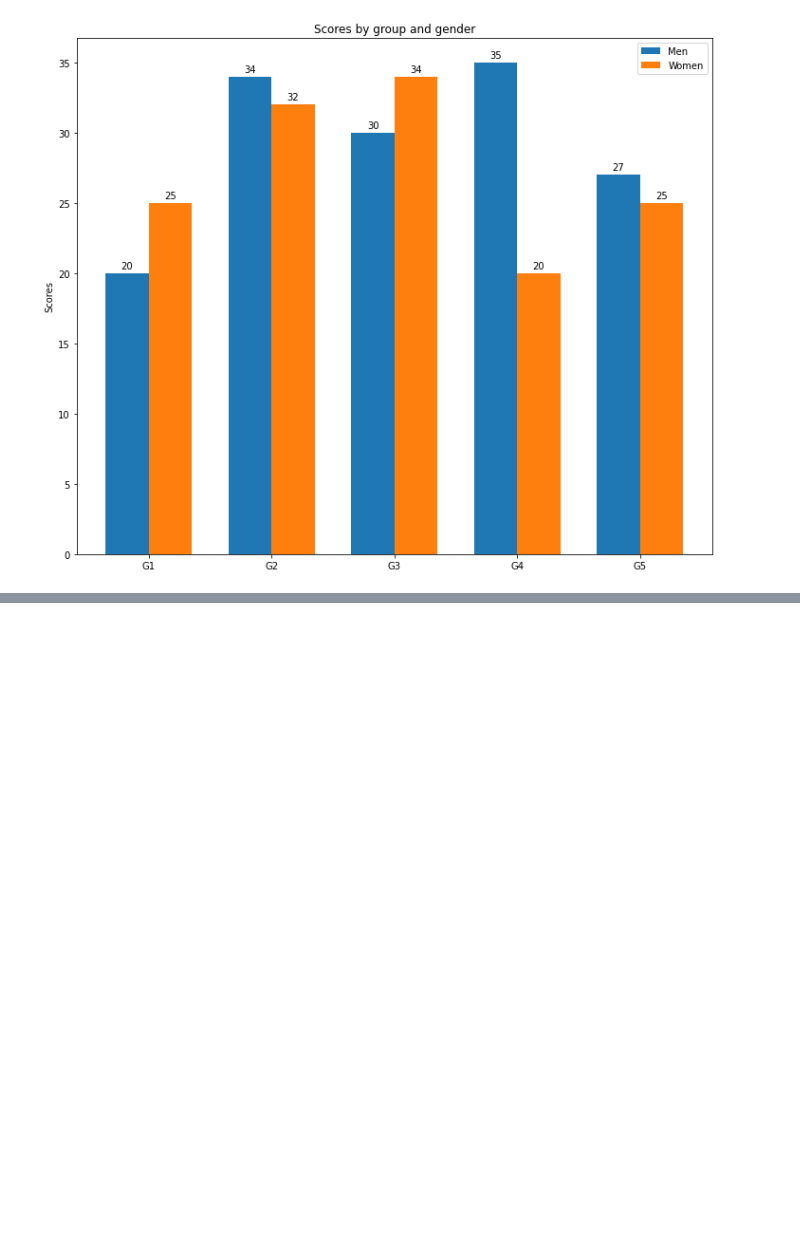
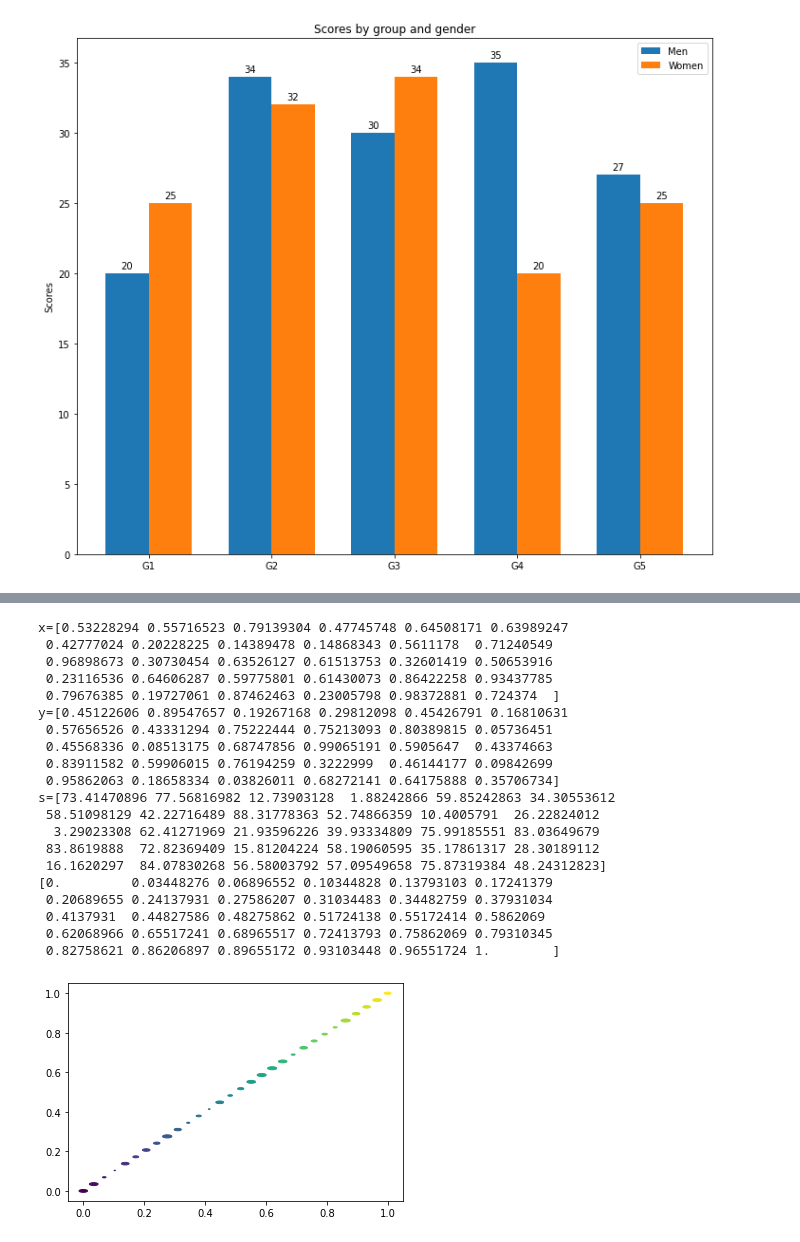
Before and after one commit to JinSuJinSu/jupyter-notebook, a Jupyter notebook: Matplotlib, Seaborn.ipynb, the cells around one changed output, grey strips where cells are left out. Cells and saved outputs as stored; diff of their text form; code cells hidden in the pictures; blank space fills up the shorter version.

```diff
--- a/Matplotlib, Seaborn.ipynb
+++ b/Matplotlib, Seaborn.ipynb
@@ -97,0 +126,46 @@ plt.show()
+# %%
+# Scatter Custom Symbol
+# 나중에 다시 한번 확인해본다
+rx, ry = 3., 1.
+area = rx * ry * np.pi
+theta = np.arange(0, 2 * np.pi + 0.01, 0.1)
+verts = np.column_stack([rx / area * np.cos(theta), ry / area * np.sin(theta)])
+
+x, y, s, c = np.random.rand(4, 30)
+s *= 10**2.
+print('x={}'.format(x))
+print('y={}'.format(y))
+print('s={}'.format(s))
+
+x = np.linspace(0,1,30)
+y = np.linspace(0,1,30)
+c = np.linspace(0,1,30)
+print(c)
+
+
+fig, ax = plt.subplots()
+ax.scatter(x,y,s,c, marker=verts)
+
+plt.show()
+# %% [output]
+x=[0.53228294 0.55716523 0.79139304 0.47745748 0.64508171 0.63989247
+ 0.42777024 0.20228225 0.14389478 0.14868343 0.5611178  0.71240549
+ 0.96898673 0.30730454 0.63526127 0.61513753 0.32601419 0.50653916
+ 0.23116536 0.64606287 0.59775801 0.61430073 0.86422258 0.93437785
+ 0.79676385 0.19727061 0.87462463 0.23005798 0.98372881 0.724374  ]
+y=[0.45122606 0.89547657 0.19267168 0.29812098 0.45426791 0.16810631
+ 0.57656526 0.43331294 0.75222444 0.75213093 0.80389815 0.05736451
+ 0.45568336 0.08513175 0.68747856 0.99065191 0.5905647  0.43374663
+ 0.83911582 0.59906015 0.76194259 0.3222999  0.46144177 0.09842699
+ 0.95862063 0.18658334 0.03826011 0.68272141 0.64175888 0.35706734]
+s=[73.41470896 77.56816982 12.73903128  1.88242866 59.85242863 34.30553612
+ 58.51098129 42.22716489 88.31778363 52.74866359 10.4005791  26.22824012
+  3.29023308 62.41271969 21.93596226 39.93334809 75.99185551 83.03649679
+ 83.8619888  72.82369409 15.81204224 58.19060595 35.17861317 28.30189112
+ 16.1620297  84.07830268 56.58003792 57.09549658 75.87319384 48.24312823]
+[0.         0.03448276 0.06896552 0.10344828 0.13793103 0.17241379
+ 0.20689655 0.24137931 0.27586207 0.31034483 0.34482759 0.37931034
+ 0.4137931  0.44827586 0.48275862 0.51724138 0.55172414 0.5862069
+ 0.62068966 0.65517241 0.68965517 0.72413793 0.75862069 0.79310345
+ 0.82758621 0.86206897 0.89655172 0.93103448 0.96551724 1.        ]
+[figure, added]
```
Also changed, not shown: parts of 9 cells of this notebook.
